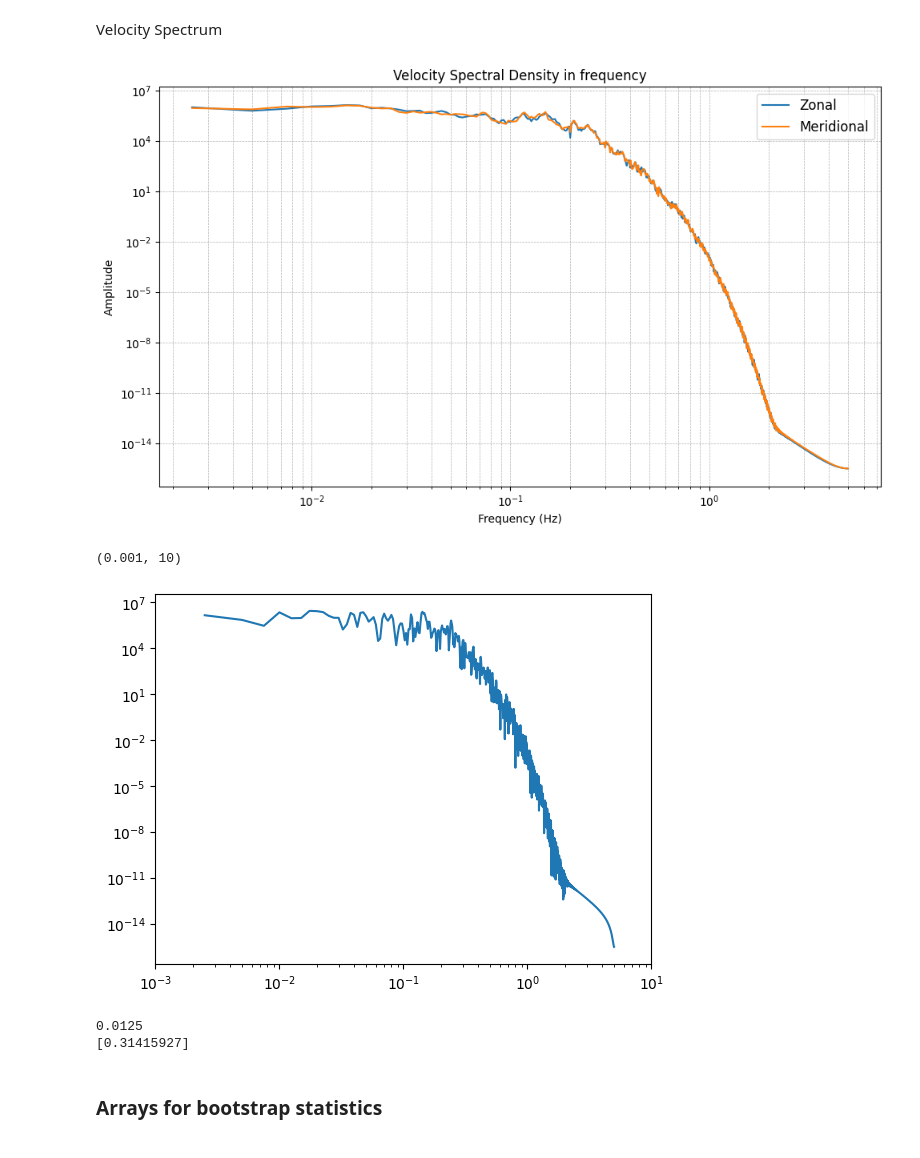
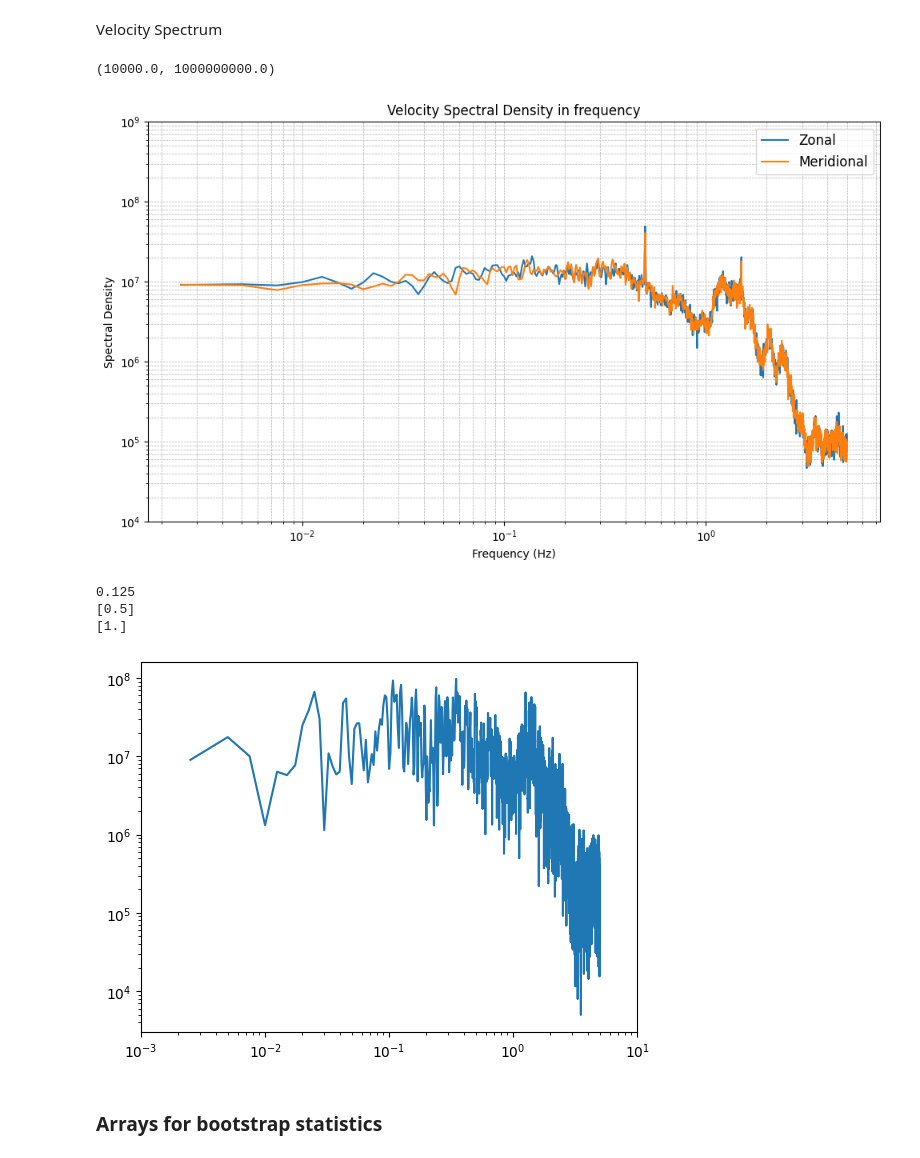
Before and after one commit to AymericLD/Particles, a Jupyter notebook: cellular_wave_flow_notebook_numba_ab3_sb.ipynb, the cells around one changed output. Saved outputs shown, nothing was run; the diff lists cells and outputs as text; code cells hidden in the pictures.

```diff
--- a/cellular_wave_flow_notebook_numba_ab3_sb.ipynb
+++ b/cellular_wave_flow_notebook_numba_ab3_sb.ipynb
@@ -400,10 +400,10 @@ N = int(t_final / dt)
 
 window = get_window('blackman', N)
 
-u_windowed=np.zeros((N,num_particles))
-fft_u=np.zeros((N,num_particles))
-v_windowed=np.zeros((N,num_particles))
-fft_v=np.zeros((N,num_particles))
+u_windowed=np.zeros((N,num_particles),dtype=complex)
+fft_u=np.zeros((N,num_particles),dtype=complex)
+v_windowed=np.zeros((N,num_particles),dtype=complex)
+fft_v=np.zeros((N,num_particles),dtype=complex)
 
 for i in range(num_particles):
     u_windowed[:,i]= particle_u_cellular[:,i] * window
@@ -415,20 +415,20 @@ for i in range(num_particles):
 
 frequencies_u= np.fft.fftfreq(N, dt)
 u_freq=frequencies_u[1:N//2]
-u_spec_particles = np.abs(fft_u[1:N // 2])**2
+u_spec_particles = np.abs((fft_u[1:N // 2])**2)
 u_spec=np.sum(u_spec_particles,axis=1)/num_particles
 
 # Spectrum for v
 
 frequencies_v=np.fft.fftfreq(N, dt)
 v_freq=frequencies_v[1:N//2]
-v_spec_particles=np.abs(fft_v[1:N // 2])**2
+v_spec_particles=np.abs((fft_v[1:N // 2])**2)
 v_spec=np.sum(v_spec_particles,axis=1)/num_particles
 
 
 # Velocity Spectrum
 
-vel_freq=u_freq
+vel_freq=np.copy(u_freq)
 vel_spec=np.sqrt(u_spec+v_spec)
 
 # Plots
@@ -446,41 +446,42 @@ plt.title('Velocity Spectral Density in frequency')
 plt.grid(True, which="both", linestyle='--', linewidth=0.5)
 plt.legend(fontsize=12)
 plt.tight_layout()
+plt.ylim(1e4,1e9)
 
 
 
 #print(np.sum(positive_fft_u)/N*2,np.sum(u_windowed**2))
 # %% [output]
+(10000.0, 1000000000.0)
-[figure, old version]
+[figure, new version]
 # %%
-U=np.copy(particle_u_cellular[:,6])
-#plt.plot(U)
+# Velocity spectrum for one particle
 
-fs = 1/dt # Sampling frequency
 N = int(t_final / dt)
 
 window = get_window('blackman', N)
-u_windowed = U * window
-#plt.plot(u_windowed)
+u_windowed = particle_u_cellular[:,0] * window
+v_windowed= particle_v_cellular[:,0] * window
+
 
 fft_u= np.fft.fft(u_windowed)
-frequencies_u = np.fft.fftfreq(N, dt)
-positive_fft_u = np.abs(fft_u[:N // 2])**2
-normalization_factor = np.sum(window**2) / N
-positive_fft_u_normalized = positive_fft_u / normalization_factor
+fft_v=np.fft.fft(v_windowed)
+frequencies= np.fft.fftfreq(N, dt)
+u_spec= np.abs(fft_u[:N // 2])**2
+v_spec=np.abs(fft_v[:N // 2])**2
+velocity_spec=u_spec+v_spec
 
-plt.loglog(frequencies_u[1:N//2],positive_fft_u[1:])
-#print(np.sum(positive_fft_u)/N*2,np.sum(u_windowed**2))
+plt.loglog(frequencies[1:N//2],velocity_spec[1:])
 plt.xlim(1e-3,10)
+
+print(frequencies_u[np.argmax(u_spec)])
+print(omega_c/(2*np.pi))
+print(alpha_c*k_c/(2*np.pi))
 # %% [output]
-(0.001, 10)
+0.125
+[0.5]
+[1.]
-[figure, old version]
+[figure, new version]
-# %%
-print(frequencies_u[np.argmax(u_spec)])
-print(omega_c)
-# %% [output]
-0.0125
-[0.31415927]
 # %% [markdown]
 ### Arrays for bootstrap statistics
 # %%
```
Also changed, not shown: parts of 8 cells of this notebook, 1 other file.
